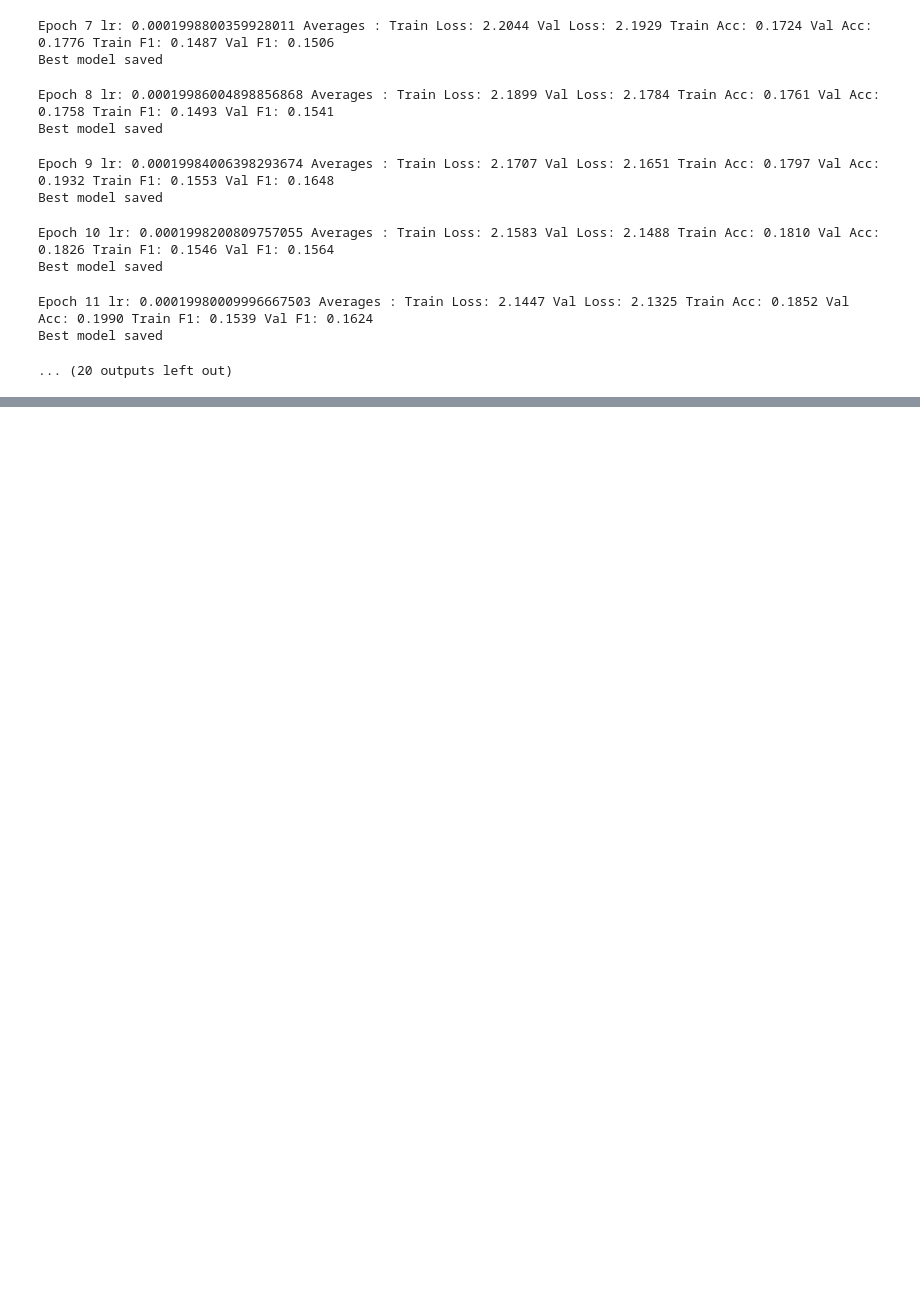
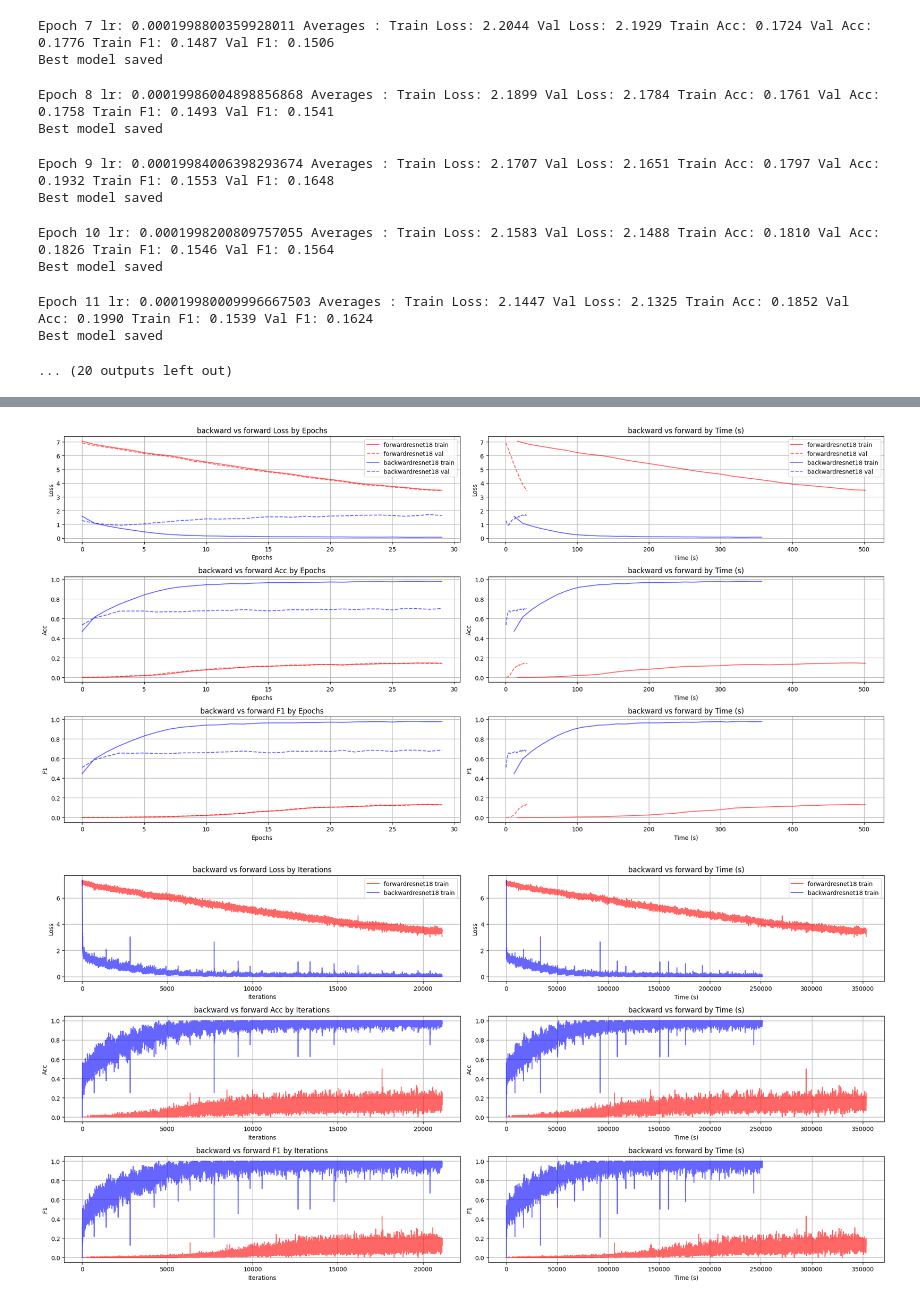
Before and after one commit to AliE02/Opti-Project, a Jupyter notebook: src/vision_experiments/Vision_experiments.ipynb, the cells around one changed output, grey strips where cells are left out. Cells and saved outputs as stored; diff of their text form; code cells hidden in the pictures; blank space fills up the shorter version.

```diff
--- a/src/vision_experiments/Vision_experiments.ipynb
+++ b/src/vision_experiments/Vision_experiments.ipynb
@@ -415,0 +478,6 @@ Best model saved
+# %%
+plot_train_valid(train_run_epochs, "resnet18", "Epochs", val_run_epochs)
+plot_train_valid(train_run_its, "resnet18", "Iterations")
+# %% [output]
+[figure, added]
+[figure, added]
```
Also changed, not shown: parts of 13 cells of this notebook, 4 other files.
